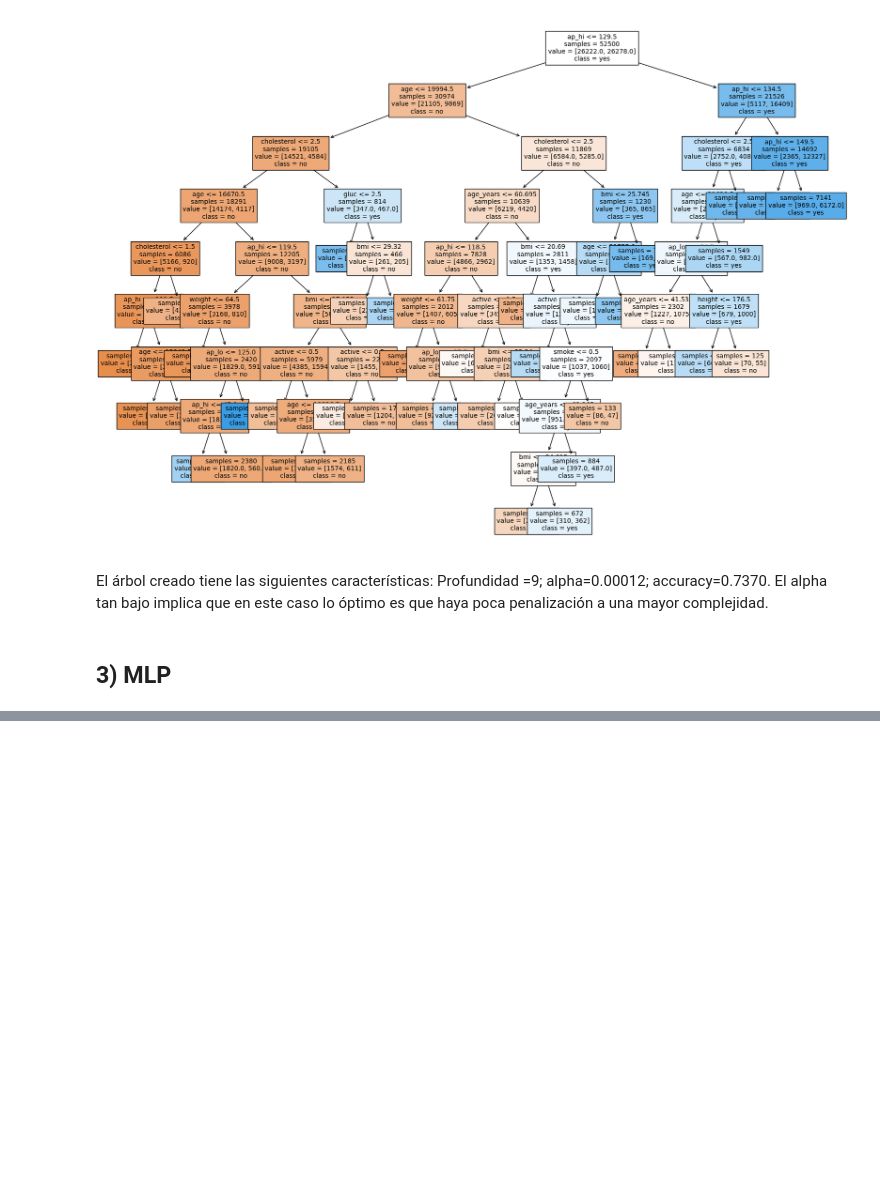
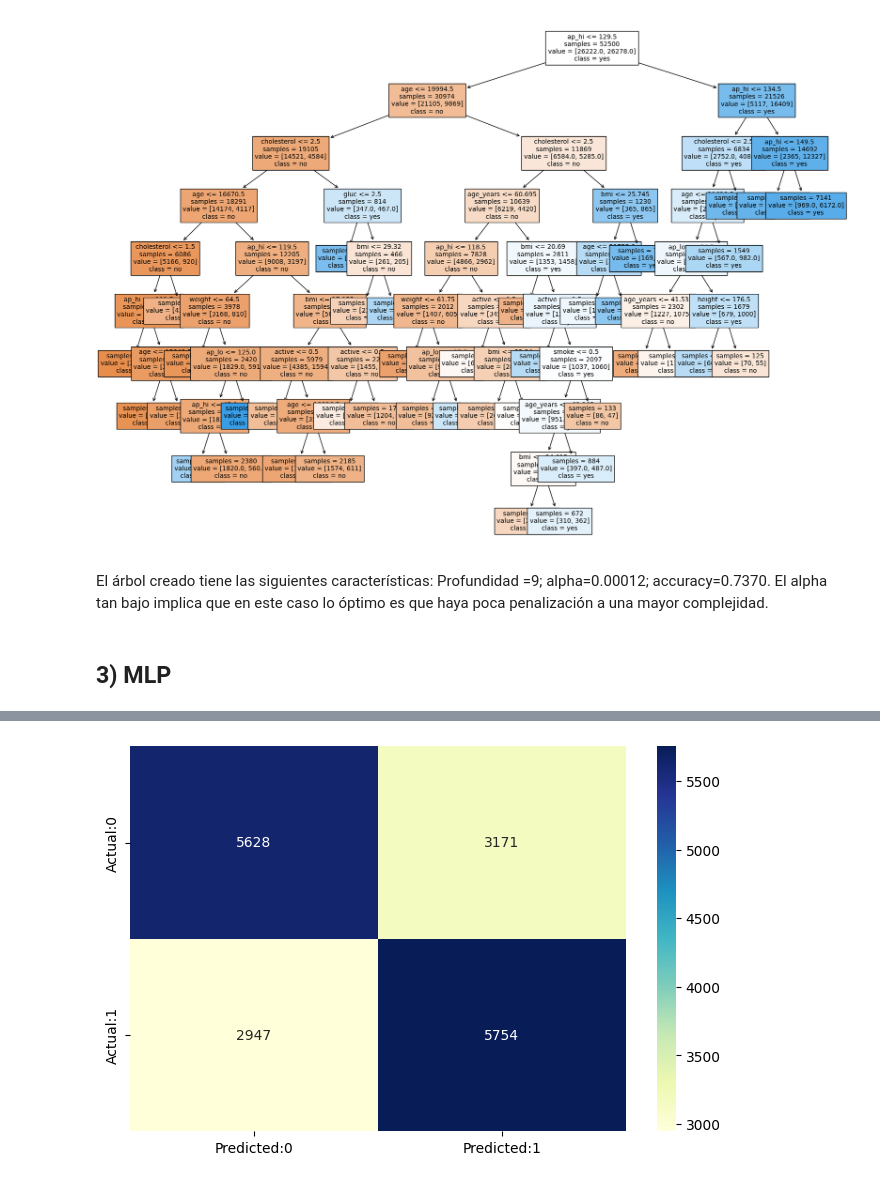
Before and after one commit to ignacionunezG/BI-Cardio-Disease, a Jupyter notebook: Proyecto.ipynb, the cells around one changed output, grey strips where cells are left out. Cells and saved outputs as stored; diff of their text form; code cells hidden in the pictures; blank space fills up the shorter version.

```diff
--- a/Proyecto.ipynb
+++ b/Proyecto.ipynb
@@ -827,0 +844,4 @@ model_final = grid.best_estimator_
+# %%
+# Selected Model
+mlp_selected = MLPClassifier(hidden_layer_sizes=(50,30),random_state=1, max_iter=500, tol=0.001, n_iter_no_change=3, verbose=True)
+mlp_selected.fit(X_train, y_train)
@@ -827,0 +862,14 @@ model_final = grid.best_estimator_
+# %%
+Y_pred_train = mlp_selected.predict(X_train)
+training_accuracy.append(accuracy_score(y_train, Y_pred_train))
+Y_pred_test = mlp_selected.predict(X_test)
+acc_score = accuracy_score(y_test,Y_pred_test)
+testing_accuracy.append(acc_score)
+# %%
+# Confusion Matrix for Selected Model
+cm=confusion_matrix(y_test,Y_pred_test)
+conf_matrix=pd.DataFrame(data=cm,columns=['Predicted:0','Predicted:1'],index=['Actual:0','Actual:1'])
+plt.figure(figsize = (8,5))
+sns.heatmap(conf_matrix, annot=True,fmt='d',cmap="YlGnBu");
+# %% [output]
+[figure, added]
```
Also changed, not shown: parts of 17 cells of this notebook.
